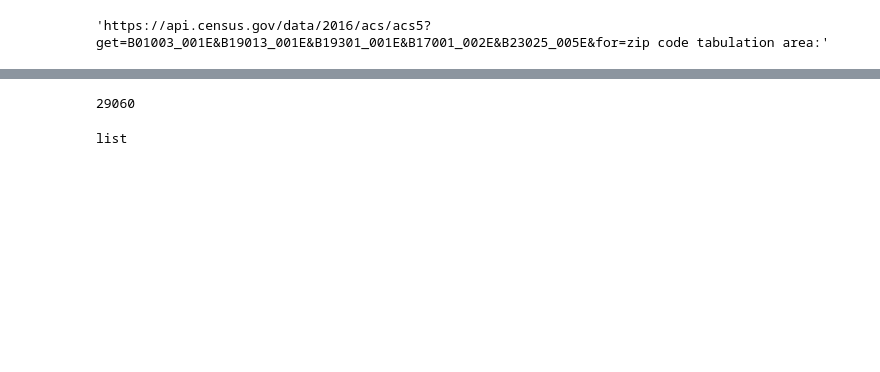
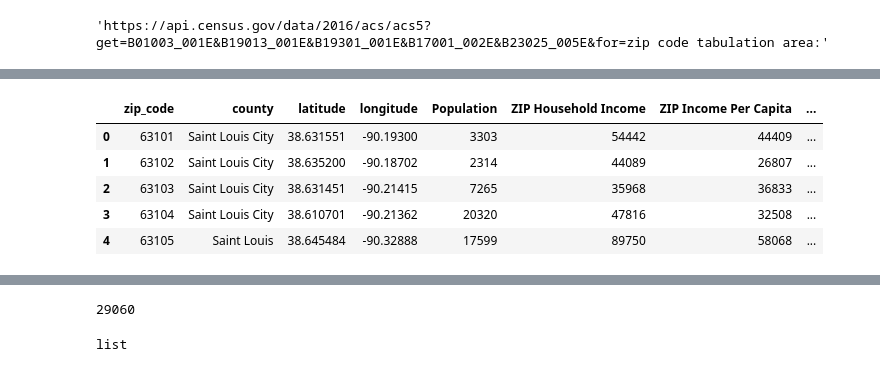
Before and after one commit to DutchDS/Project-1, a Jupyter notebook: yelp_API_review_Extractor.ipynb, the cells around one changed output, grey strips where cells are left out. Cells and saved outputs as stored; diff of their text form; code cells hidden in the pictures; blank space fills up the shorter version.

```diff
--- a/yelp_API_review_Extractor.ipynb
+++ b/yelp_API_review_Extractor.ipynb
@@ -154,16 +145,25 @@ businessRevSum_df.head(90)
 # %%
-for code in zip_df.loc[:, 'ZIP Code']:
+for code in zip_df.loc[:, 'zip_code']:
 
     response = requests.get(censusZIP_URL + str(code))
     censusReturn = response.json()
     zipPopulation.append(censusReturn[1][0])
     zipIncome.append(censusReturn[1][1])
     zipPerCapita.append(censusReturn[1][2])
     zipPoverty.append(censusReturn[1][3])
     zipUnemploy.append(censusReturn[1][4])
 ## Assignl Lists to Dataframe
 zip_df['Population'] = zipPopulation
 zip_df['ZIP Household Income'] = zipIncome
 zip_df['ZIP Income Per Capita'] = zipPerCapita
 zip_df['Poverty'] = zipPoverty
 zip_df['Unemployment'] = zipUnemploy
+
+zip_df.head()
+# %% [output]
+|  | zip_code | county | latitude | longitude | Population | ZIP Household Income | ZIP Income Per Capita | ... |
+| 0 | 63101 | Saint Louis City | 38.631551 | -90.19300 | 3303 | 54442 | 44409 | ... |
+| 1 | 63102 | Saint Louis City | 38.635200 | -90.18702 | 2314 | 44089 | 26807 | ... |
+| 2 | 63103 | Saint Louis City | 38.631451 | -90.21415 | 7265 | 35968 | 36833 | ... |
+| 3 | 63104 | Saint Louis City | 38.610701 | -90.21362 | 20320 | 47816 | 32508 | ... |
+| 4 | 63105 | Saint Louis | 38.645484 | -90.32888 | 17599 | 89750 | 58068 | ... |
```
Also changed, not shown: parts of 5 cells of this notebook, 4 other files.
